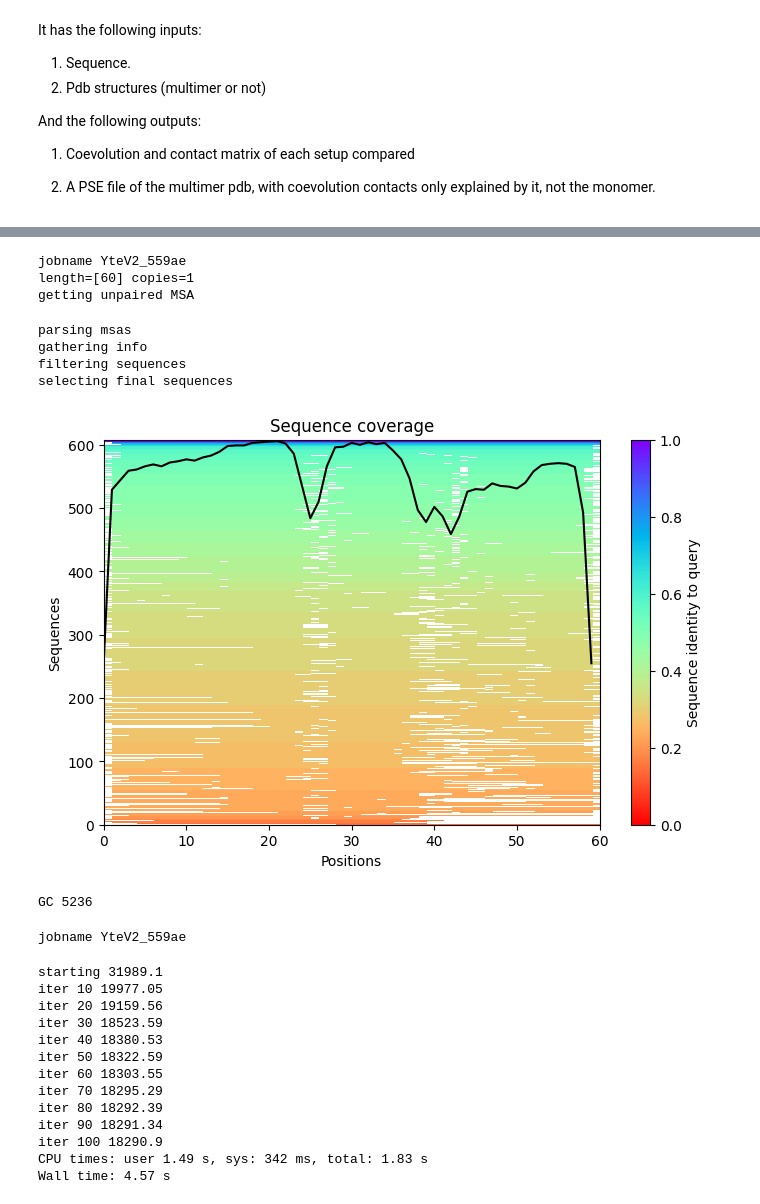
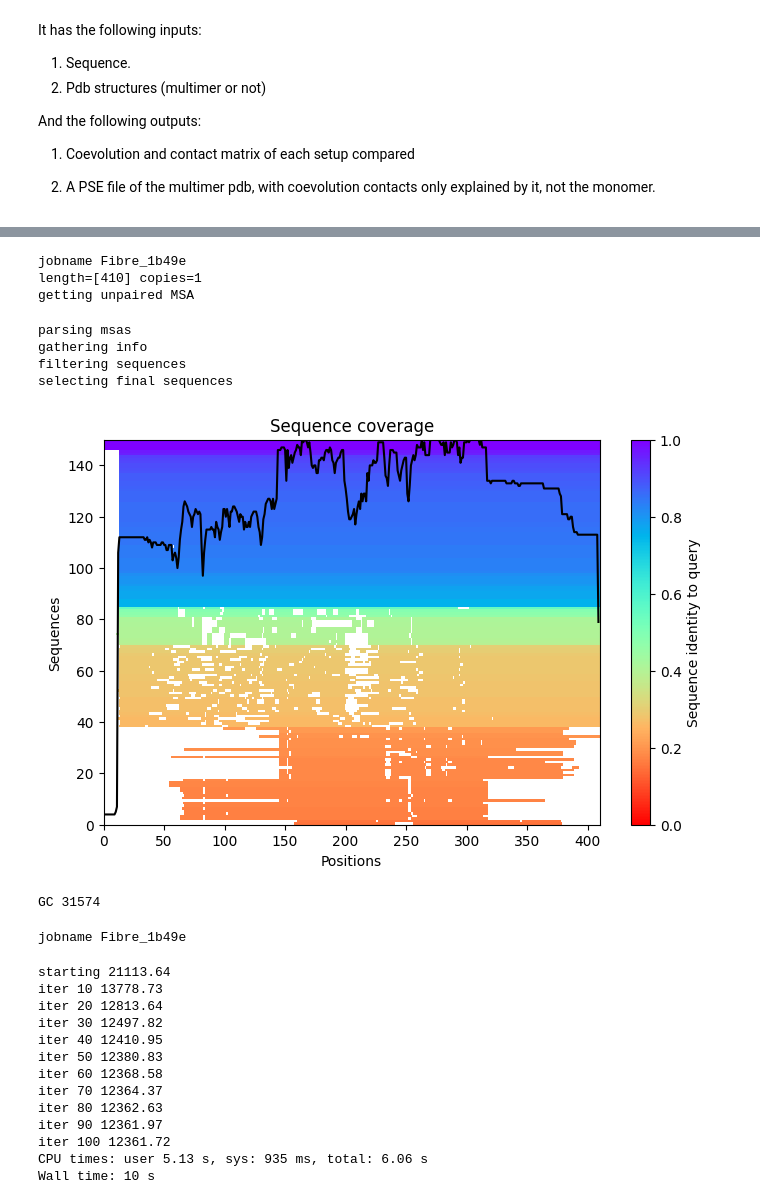
Before and after one commit to MishterBluesky/CoEVFold, a Jupyter notebook: CoEVRank.ipynb, the cells around one changed output, grey strips where cells are left out. Saved outputs shown, nothing was run; the diff lists cells and outputs as text; code cells hidden in the pictures.

```diff
--- a/CoEVRank.ipynb
+++ b/CoEVRank.ipynb
@@ -139,13 +131,13 @@ Wall time: 2min 27s
 # %%
 #@title Input Sequence and Jobname
-sequence = "MLKVAVFDEEHEKDLQTEINSFLKGISEEQLIDIKYTVSAACDPDGEQLYCFSALILYRK" #@param {type:"string"}
-jobname = "YteV-2" #@param {type:"string"}
+sequence = "" #@param {type:"string"}
+jobname = "IIIE" #@param {type:"string"}
 query_sequence = sequence
 copies = 1
 #@markdown ----
 #@markdown **MSA options**
 msa_method = "mmseqs2" #@param ["mmseqs2","single_sequence", "custom_fas", "custom_a3m", "custom_sto"]
-pair_mode = "paired" #@param ["unpaired_paired","paired","unpaired"] {type:"string"}
+pair_mode = "unpaired_paired" #@param ["unpaired_paired","paired","unpaired"] {type:"string"}
 #@markdown filtering options
 cov = 50 #@param ["0", "25", "50", "75", "90", "99"] {type:"raw"}
 id = 100 #@param ["90", "95" "100"] {type:"raw"}
@@ -317,37 +309,37 @@ if use_templates:
       copies=copies,
       propagate_to_copies=propagate_to_copies,
       use_seq=not rm_sequence,
       get_pdb_fn=get_pdb,
       align_fn=run_do_not_align if do_not_align else run_hhalign)
     batches.append(batch)
 
   # for display
   plt.figure(figsize=(3*len(batches),3))
   for n,batch in enumerate(batches):
     plt.subplot(1,len(batches),n+1)
     plt.title(f"template features {n+1}")
     dgram = batch["dgram"].argmax(-1).astype(float)
     dgram[batch["dgram"].sum(-1) == 0] = np.nan
     Ln = dgram.shape[0]
     plt.imshow(dgram, extent=(0, Ln, Ln, 0))
     predict.plot_ticks(Ls * copies)
   plt.savefig(f"{jobname}/template_feats.png", dpi=200, bbox_inches='tight')
   plt.show()
 else:
   batches = [None]
 
 ################
 print("GC",gc.collect())
 # %% [output]
-jobname YteV2_559ae
-length=[60] copies=1
+jobname Fibre_1b49e
+length=[410] copies=1
 getting unpaired MSA
 parsing msas
 gathering info
 filtering sequences
 selecting final sequences
-[figure, old version]
+[figure, new version]
-GC 5236
+GC 31574
 # %%
 #@title Import softwares
 import numpy as np
@@ -476,7 +468,7 @@ def mk_msa(seqs, gap_cutoff=0.5, eff_cutoff=0.8):
           "ncol":msa.shape[1],
           "ncol_ori":msa_ori.shape[1]}
 # %% [output]
-jobname YteV2_559ae
+jobname Fibre_1b49e
 # %%
 #@title GREMLIN preload - optimizer
 def opt_adam(loss, name, var_list=None, lr=1.0, b1=0.9, b2=0.999, b_fix=False):
@@ -688,4 +689,5 @@ msa = mk_msa(train_seqs, gap_cutoff=0.5, eff_cutoff=0.8)
 # %%
+# @title Potts Model Pseudolikelihood maximisation (GREMLIN) Calculation - May take some time
 %%time
 # ==========================================================================
 # RUN GREMLIN
@@ -700,19 +702,19 @@ mrf = GREMLIN(msa,lam_w=0.01)
 #
 # for design/scoring you may want to bump the lam_w to a higher value!
 # %% [output]
-starting 31989.1
-iter 10 19977.05
-iter 20 19159.56
-iter 30 18523.59
-iter 40 18380.53
-iter 50 18322.59
-iter 60 18303.55
-iter 70 18295.29
-iter 80 18292.39
-iter 90 18291.34
-iter 100 18290.9
-CPU times: user 1.49 s, sys: 342 ms, total: 1.83 s
-Wall time: 4.57 s
+starting 21113.64
+iter 10 13778.73
+iter 20 12813.64
+iter 30 12497.82
+iter 40 12410.95
+iter 50 12380.83
+iter 60 12368.58
+iter 70 12364.37
+iter 80 12362.63
+iter 90 12361.97
+iter 100 12361.72
+CPU times: user 5.13 s, sys: 935 ms, total: 6.06 s
+Wall time: 10 s
 # %%
 #@title Score calculation
 def score(mrf, x, recompute_z=False):
```
Also changed, not shown: parts of 14 cells of this notebook.
